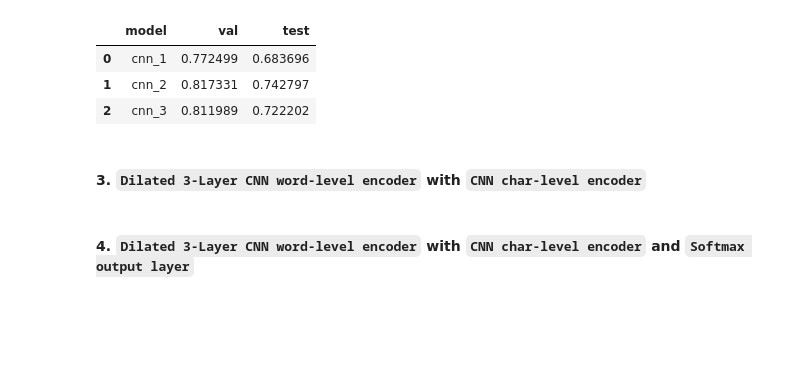
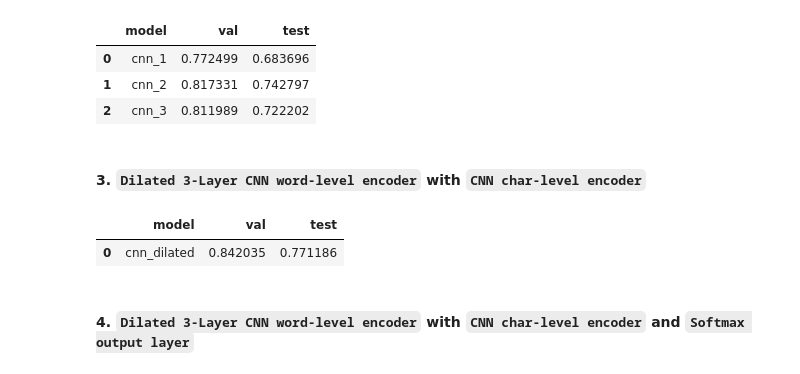
Before and after one commit to alantanlc/ce7455-nlp, a Jupyter notebook: assignment-2/Report.ipynb, the cells around one changed output. Saved outputs shown, nothing was run; the diff lists cells and outputs as text; code cells hidden in the pictures; blank space fills up the shorter version.

```diff
--- a/assignment-2/Report.ipynb
+++ b/assignment-2/Report.ipynb
@@ -1599,5 +1599,28 @@ df
 | 2 | cnn_3 | 0.811989 | 0.722202 |
 # %% [markdown]
 #### 3. `Dilated 3-Layer CNN word-level encoder` with `CNN char-level encoder`
+# %%
+# Get all val scores of each model
+val_cnn_dilated = [f1[1] for f1 in all_F_DILATED]
+
+# Get best val score index of each model
+best_val_cnn_dilated_index = val_cnn_dilated.index(max(val_cnn_dilated))
+
+# Get test score w.r.t best validation score of each model
+test_cnn_dilated = all_F_DILATED[best_val_cnn_dilated_index][2]
+
+# Get best val score of each mode
+val_cnn_dilated = max(val_cnn_dilated)
+
+# Construct results table
+df = pd.DataFrame()
+df['model'] = ['cnn_dilated']
+df['val'] = [val_cnn_dilated]
+df['test'] = [test_cnn_dilated]
+
+df
+# %% [output]
+|  | model | val | test |
+| 0 | cnn_dilated | 0.842035 | 0.771186 |
 # %% [markdown]
 #### 4. `Dilated 3-Layer CNN word-level encoder` with `CNN char-level encoder` and `Softmax output layer`
```
